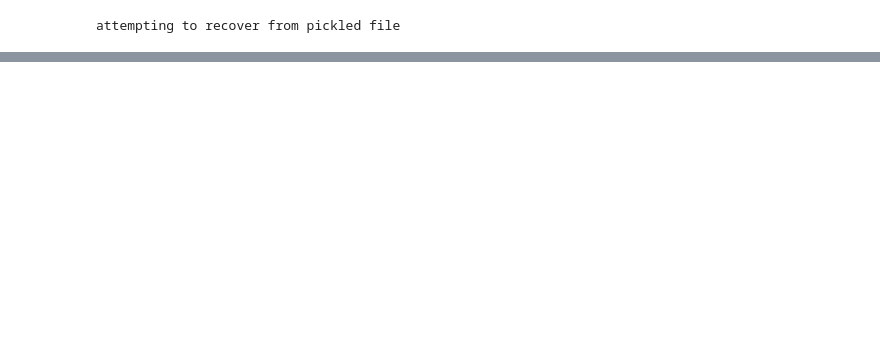
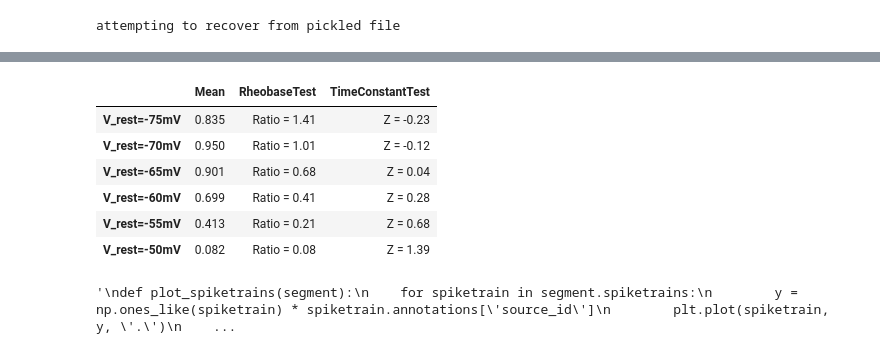
Before and after one commit to russelljjarvis/asu_opt, a Jupyter notebook: AIBS2.ipynb, the cells around one changed output, grey strips where cells are left out. Cells and saved outputs as stored; diff of their text form; code cells hidden in the pictures; blank space fills up the shorter version.

```diff
--- a/AIBS2.ipynb
+++ b/AIBS2.ipynb
@@ -308,0 +335,4 @@ KeyError: 'v'
+# %%
+score_matrix.sortable = True
+score_matrix
+# %% [output]
@@ -308,0 +340,42 @@ KeyError: 'v'
+|  | Mean | RheobaseTest | TimeConstantTest |
+| V_rest=-75mV | 0.835 | Ratio = 1.41 | Z = -0.23 |
+| V_rest=-70mV | 0.950 | Ratio = 1.01 | Z = -0.12 |
+| V_rest=-65mV | 0.901 | Ratio = 0.68 | Z = 0.04 |
+| V_rest=-60mV | 0.699 | Ratio = 0.41 | Z = 0.28 |
+| V_rest=-55mV | 0.413 | Ratio = 0.21 | Z = 0.68 |
+| V_rest=-50mV | 0.082 | Ratio = 0.08 | Z = 1.39 |
+# %%
+'''
+def plot_spiketrains(segment):
+    for spiketrain in segment.spiketrains:
+        y = np.ones_like(spiketrain) * spiketrain.annotations['source_id']
+        plt.plot(spiketrain, y, '.')
+        plt.ylabel(segment.name)
+        plt.setp(plt.gca().get_xticklabels(), visible=False)
+
+
+def plot_signal(signal, index, colour='b'):
+    label = "Neuron %d" % signal.annotations['source_ids'][index]
+    plt.plot(signal.times, signal[:, index], colour, label=label)
+    plt.ylabel("%s (%s)" % (signal.name, signal.units._dimensionality.string))
+    plt.setp(plt.gca().get_xticklabels(), visible=False)
+    plt.legend()
+
+n_panels = sum(a.shape[1] for a in data_out.segments[0].analogsignals) + 2
+plt.subplot(n_panels, 1, 1)
+plot_spiketrains(spikes_in.segments[0])
+plt.subplot(n_panels, 1, 2)
+plot_spiketrains(data_out.segments[0])
+panel = 3
+for array in data_out.segments[0].analogsignals:
+    for i in range(array.shape[1]):
+        plt.subplot(n_panels, 1, panel)
+        plot_signal(array, i, colour='bg'[panel % 2])
+        panel += 1
+plt.xlabel("time (%s)" % array.times.units._dimensionality.string)
+plt.setp(plt.gca().get_xticklabels(), visible=True)
+
+plt.show()
+'''
+# %% [output]
+'\ndef plot_spiketrains(segment):\n    for spiketrain in segment.spiketrains:\n        y = np.ones_like(spiketrain) * spiketrain.annotations[\'source_id\']\n        plt.plot(spiketrain, y, \'.\')\n    ...
```
Also changed, not shown: parts of 4 cells of this notebook, 4 other files.
